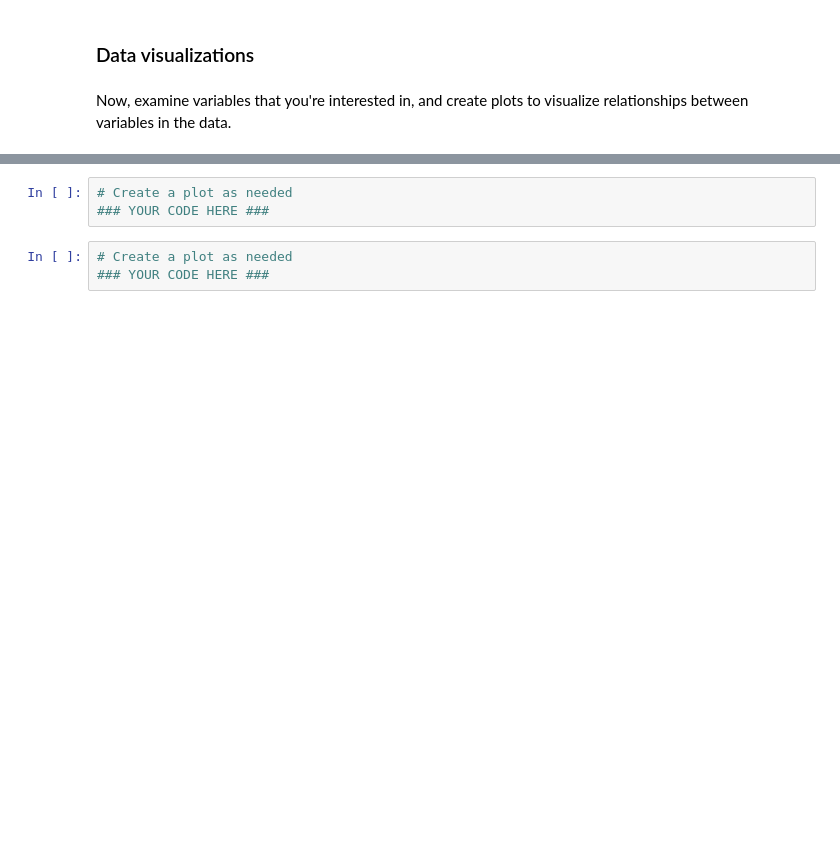
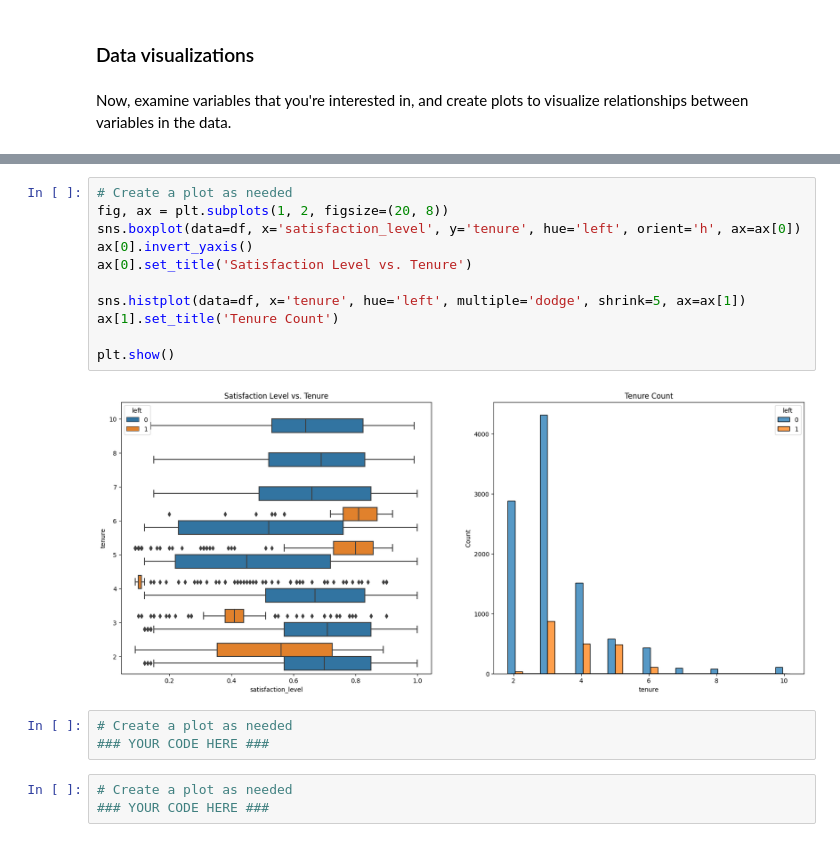
Before and after one commit to andyguo0228/salifort_motor_project, a Jupyter notebook: Activity_ Course 7 Salifort Motors project lab.ipynb, the cells around one changed output, grey strips where cells are left out. Cells and saved outputs as stored; diff of their text form; blank space fills up the shorter version.

```diff
--- a/Activity_ Course 7 Salifort Motors project lab.ipynb
+++ b/Activity_ Course 7 Salifort Motors project lab.ipynb
@@ -196,3 +313,16 @@ Now, examine variables that you're interested in, and create plots to visualize
+# %%
+# Create a plot as needed
+fig, ax = plt.subplots(1, 2, figsize=(20, 8))
+sns.boxplot(data=df, x='satisfaction_level', y='tenure', hue='left', orient='h', ax=ax[0])
+ax[0].invert_yaxis()
+ax[0].set_title('Satisfaction Level vs. Tenure')
+
+sns.histplot(data=df, x='tenure', hue='left', multiple='dodge', shrink=5, ax=ax[1])
+ax[1].set_title('Tenure Count')
+
+plt.show()
+# %% [output]
+[figure, added]
 # %%
 # Create a plot as needed
 ### YOUR CODE HERE ###
```
Also changed, not shown: parts of 19 cells of this notebook.
